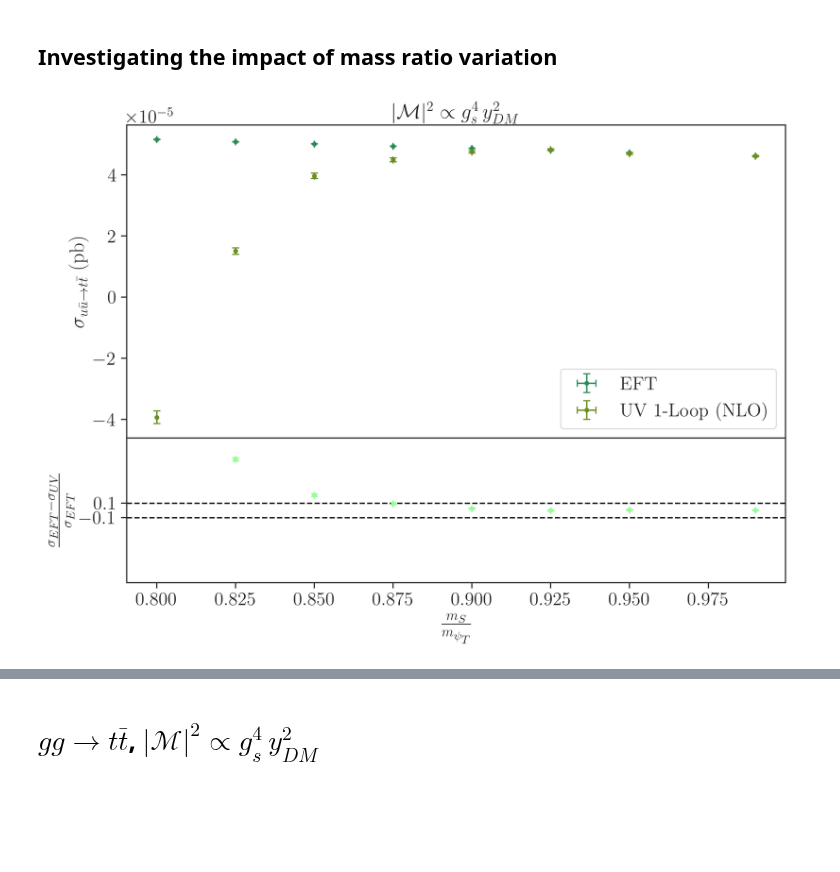
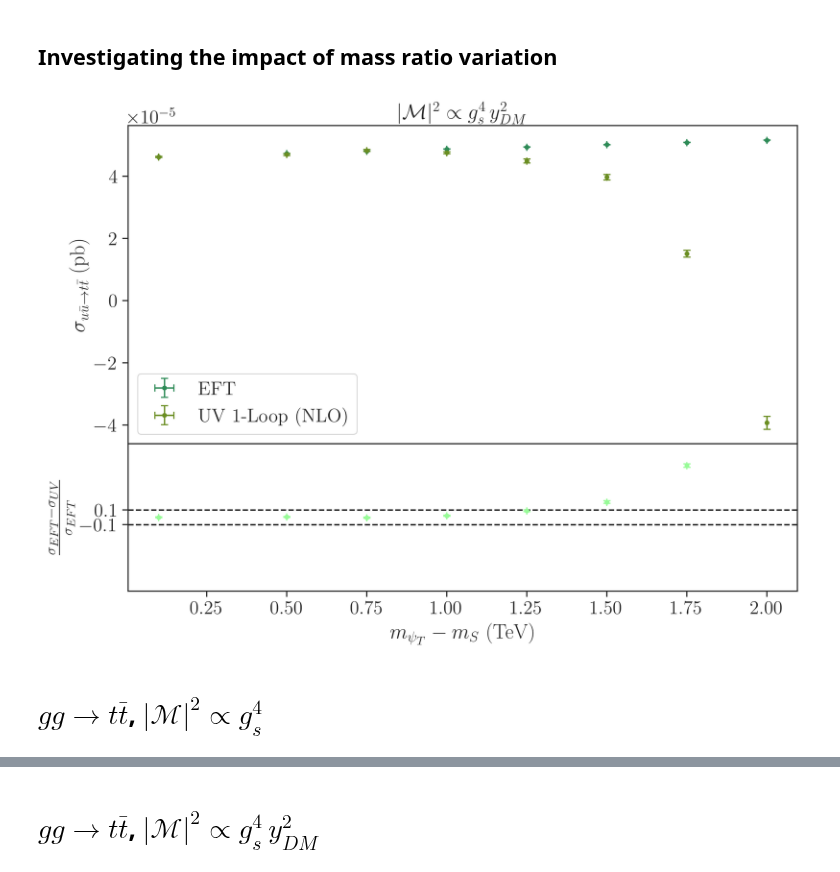
Before and after one commit to viniciusrocca/EFT_ToyModel, a Jupyter notebook: Plots/Validation.ipynb, the cells around one changed output, grey strips where cells are left out. Drawn from its saved outputs; the diff is of its cells as text; code cells hidden in the pictures; blank space fills up the shorter version.

```diff
--- a/Plots/Validation.ipynb
+++ b/Plots/Validation.ipynb
@@ -202,35 +202,39 @@ err_u2_uv = np.array(err_u2_uv)
 fig = plt.figure(figsize = [10,7], dpi = 300)
 gs = fig.add_gridspec(2,1, hspace=0, height_ratios=[8, 3.7])
 axs = gs.subplots(sharex=True)
 
 #Gráfico principal
-axs[0].errorbar(m_SDM2/m_psiT2,pts_u2_eft,err_u2_eft, 0, 'o', ms = 3.0, capsize=3,
+axs[0].errorbar(abs(m_SDM2-m_psiT2),pts_u2_eft,err_u2_eft, 0, 'o', ms = 3.0, capsize=3,
                 color = 'seagreen', label = 'EFT' )
-axs[0].errorbar(m_SDM2/m_psiT2,pts_u2_uv,err_u2_uv,0, 'o', ms = 3.0, capsize=3,
+axs[0].errorbar(abs(m_SDM2-m_psiT2),pts_u2_uv,err_u2_uv,0, 'o', ms = 3.0, capsize=3,
                 color = 'olivedrab', label = 'UV 1-Loop (NLO)' )
 axs[0].set_ylabel(r'$\sigma_{u\bar{u}\to t\bar{t}}$ (pb)')
 axs[0].legend()
 axs[0].set_title(r'$|\mathcal{M}|^2 \propto g_s^4 \, y_{DM}^2$')
 #axs[0].set_yscale('log')
 
 
 #Gráfico de resíduos
 diff2 = (pts_u2_eft - pts_u2_uv)/pts_u2_eft
 err2 = np.sqrt((err_u2_uv/pts_u2_eft)**2 + (pts_u2_uv/(pts_u2_eft**2)) * err_u2_eft**2)
 axs[1] = plt.subplot(gs[1])
-axs[1].errorbar(m_SDM2/m_psiT2,diff2,err2,0, 'o', ms = 3.0, capsize=3,
+axs[1].errorbar(abs(m_SDM2-m_psiT2),diff2,err2,0, 'o', ms = 3.0, capsize=3,
                 color = 'palegreen', label = 'EFT - UV 1-Loop' )
 axs[1].axhline(y=0.1, color='k', linestyle='--')
 axs[1].axhline(y=-0.1, color='k', linestyle='--')
 axs[1].set_ylabel(r'$\frac{\sigma_{EFT} - \sigma_{UV}}{\sigma_{EFT}}$')
 axs[1].set_yticks([-0.1,0.1])
 axs[1].set_ylim([-1,1])
 #axs[1].set_yscale('log')
 
 
-plt.xlabel(r'$\frac{m_S}{m_{\psi_T}}$')
+
+#plt.xlabel(r'$\frac{m_S}{m_{\psi_T}}$') #Ratio case
+plt.xlabel(r'$m_{\psi_T} - m_S$ (TeV)') #Difference case
 
 
 plt.show()
 # %% [output]
-[figure, old version]
+[figure, new version]
+# %% [markdown]
+# $ g g\to t \bar{t}$, $|\mathcal{M}|^2 \propto g_s^4$
```
Also changed, not shown: parts of 5 cells of this notebook, 1 other file.
